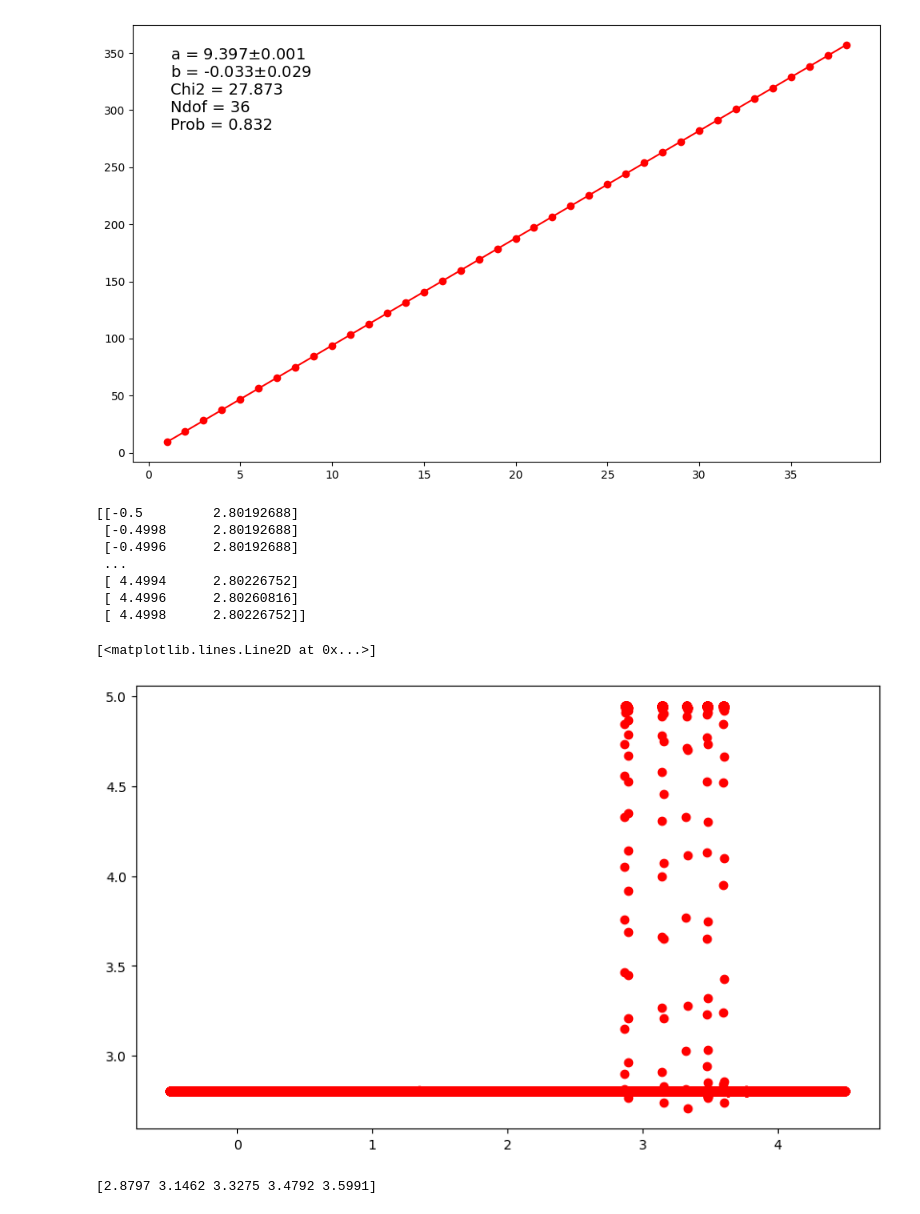
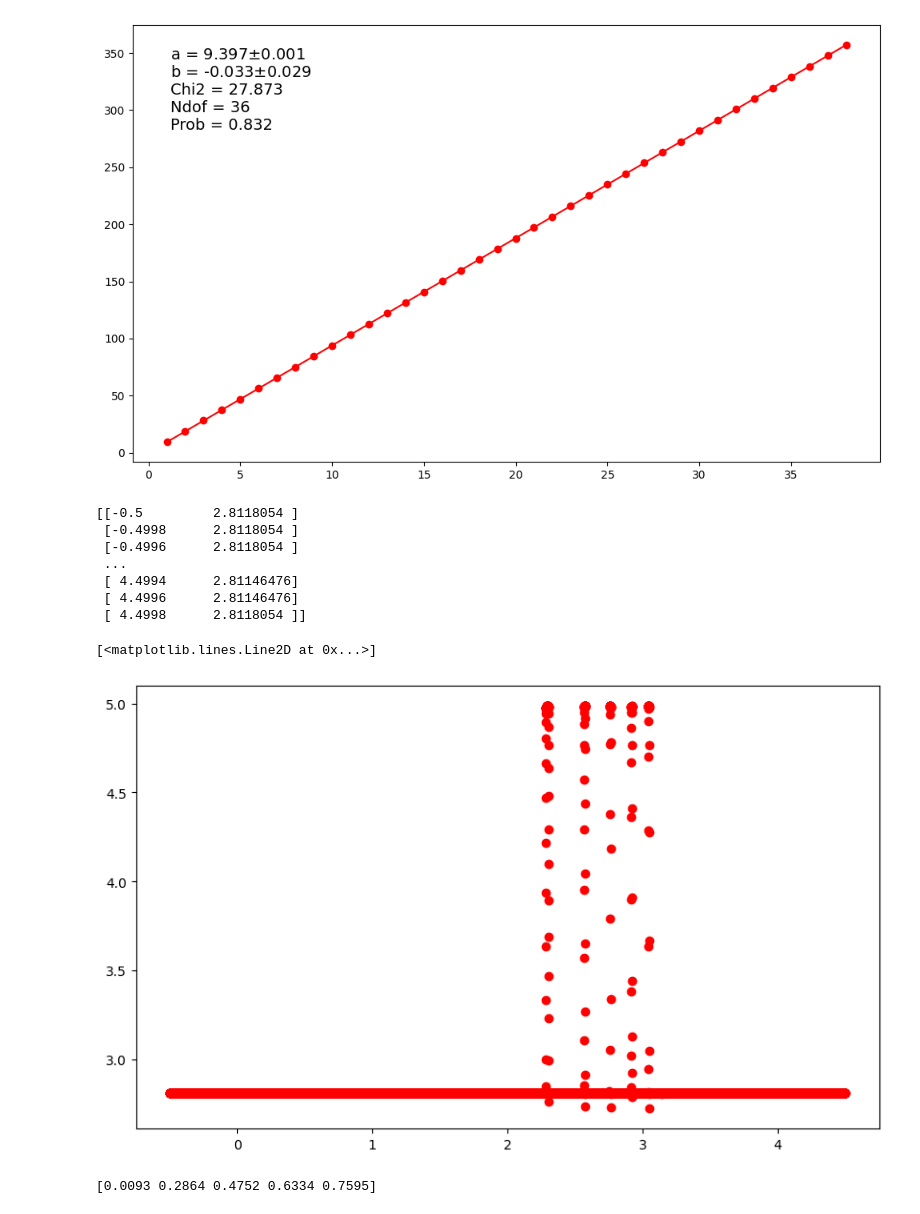
Before and after one commit to nicolai52/AppliedStatistics, a Jupyter notebook: gravitation.ipynb, the cells around one changed output. Drawn from its saved outputs; the diff is of its cells as text; code cells hidden in the pictures.

```diff
--- a/gravitation.ipynb
+++ b/gravitation.ipynb
@@ -107,24 +107,24 @@ fig.tight_layout()
 # %%
 import glob as gb
 
 files = gb.glob('måling_ude_på_et_skråplan/*.csv')
 
 
-data = np.genfromtxt('måling_ude_på_et_skråplan/data_side_1_ball_2_nicolai.csv', delimiter=',', skip_header=15, usecols=(0,1))
+data = np.genfromtxt('måling_ude_på_et_skråplan/data_side_2_ball_peter.csv', delimiter=',', skip_header=15, usecols=(0,1))
 print(data)
 
 fig, ax = plt.subplots(figsize=(10,6))
 ax.plot(data[:,0], data[:,1], 'ro')
 # %% [output]
-[[-0.5         2.80192688]
- [-0.4998      2.80192688]
- [-0.4996      2.80192688]
+[[-0.5         2.8118054 ]
+ [-0.4998      2.8118054 ]
+ [-0.4996      2.8118054 ]
  ...
- [ 4.4994      2.80226752]
- [ 4.4996      2.80260816]
- [ 4.4998      2.80226752]]
+ [ 4.4994      2.81146476]
+ [ 4.4996      2.81146476]
+ [ 4.4998      2.8118054 ]]
 [<matplotlib.lines.Line2D at 0x...>]
-[figure, old version]
+[figure, new version]
 # %%
 data_peaks = data[data[:,1] > 4.5]
 
@@ -134,7 +134,7 @@ time_stop =data_peaks[(np.abs(np.roll(data_peaks,-1,axis=0)-data_peaks)[:,0]) >
 t  =  time_start + (time_stop - time_start)/2 - time_start[0]
 print(t)
 # %% [output]
-[2.8797 3.1462 3.3275 3.4792 3.5991]
+[0.0093 0.2864 0.4752 0.6334 0.7595]
 # %%
 sensor_afstand_1 = np.array([18.6,36.4,54.5,73.6,91.2]) / 100
 sensor_afstand_2 = np.array([18.7,36.3,54.6,73.5,91.2]) / 100
```
Also changed, not shown: parts of 4 cells of this notebook.
